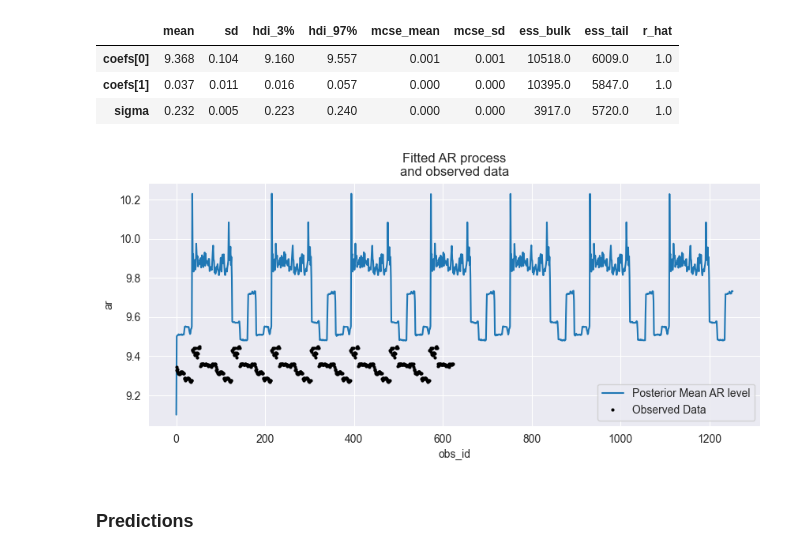
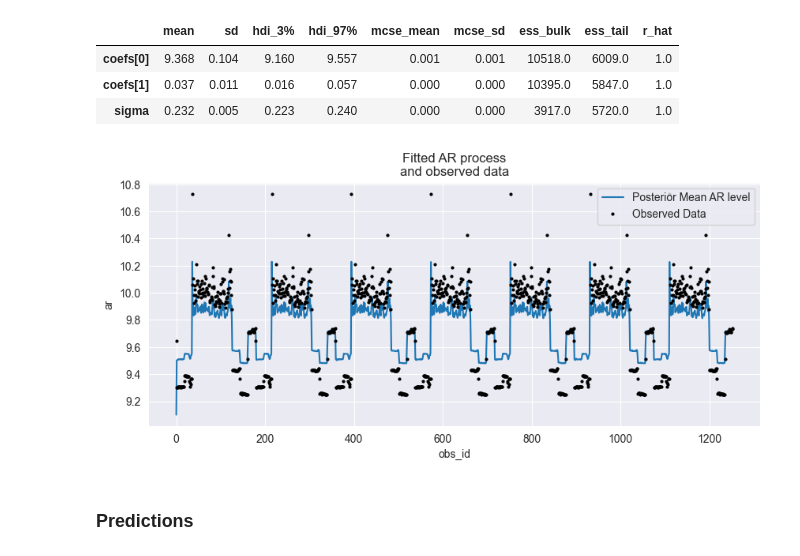
Before and after one commit to andleb/STATS608Final, a Jupyter notebook: ar_model.ipynb, the cells around one changed output. Saved outputs shown, nothing was run; the diff lists cells and outputs as text; code cells hidden in the pictures.

```diff
--- a/ar_model.ipynb
+++ b/ar_model.ipynb
@@ -173,11 +173,11 @@ az.summary(idata_ar, var_names=["~ar"])
 # %%
 fig, ax = plt.subplots(figsize=(10, 4))
 idata_ar.posterior.ar.mean(["chain", "draw"]).plot(ax=ax, label="Posterior Mean AR level")
-ax.plot(df_eat.RESULTANT.values, "o", color="black", markersize=2, label="Observed Data")
+ax.plot(df_act.RESULTANT.values, "o", color="black", markersize=2, label="Observed Data")
 ax.legend()
 ax.set_title("Fitted AR process\nand observed data");
 # %% [output]
-[figure, old version]
+[figure, new version]
 # %% [markdown]
 ### Predictions
 # %% [markdown]
```
Also changed, not shown: parts of 4 cells of this notebook, 4 other files.
